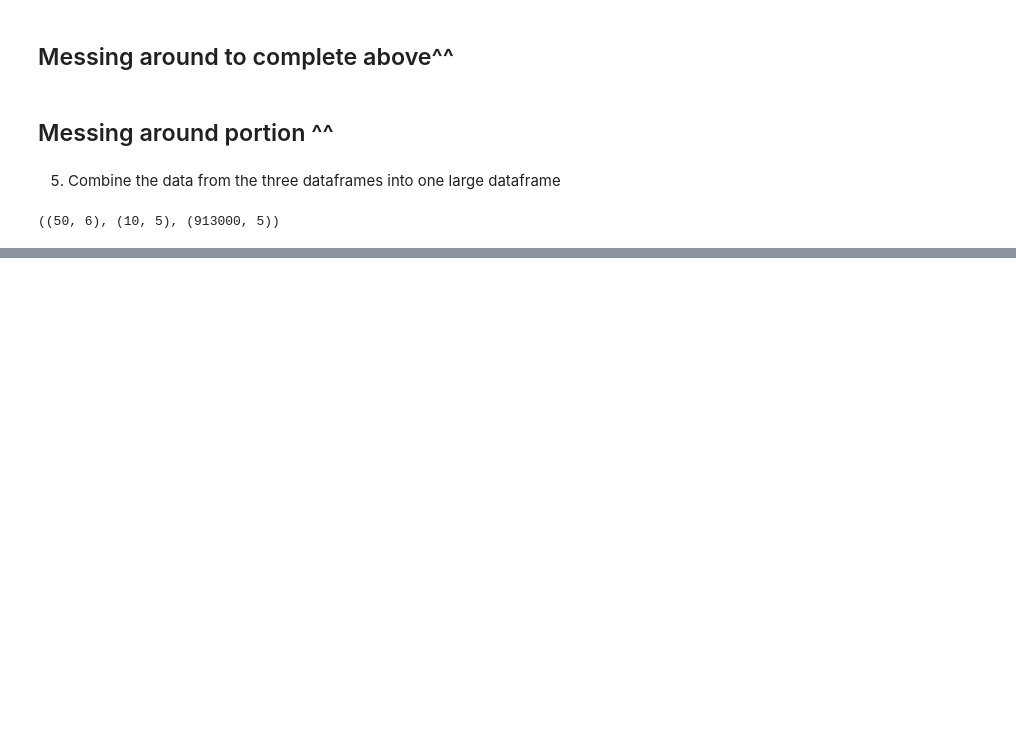
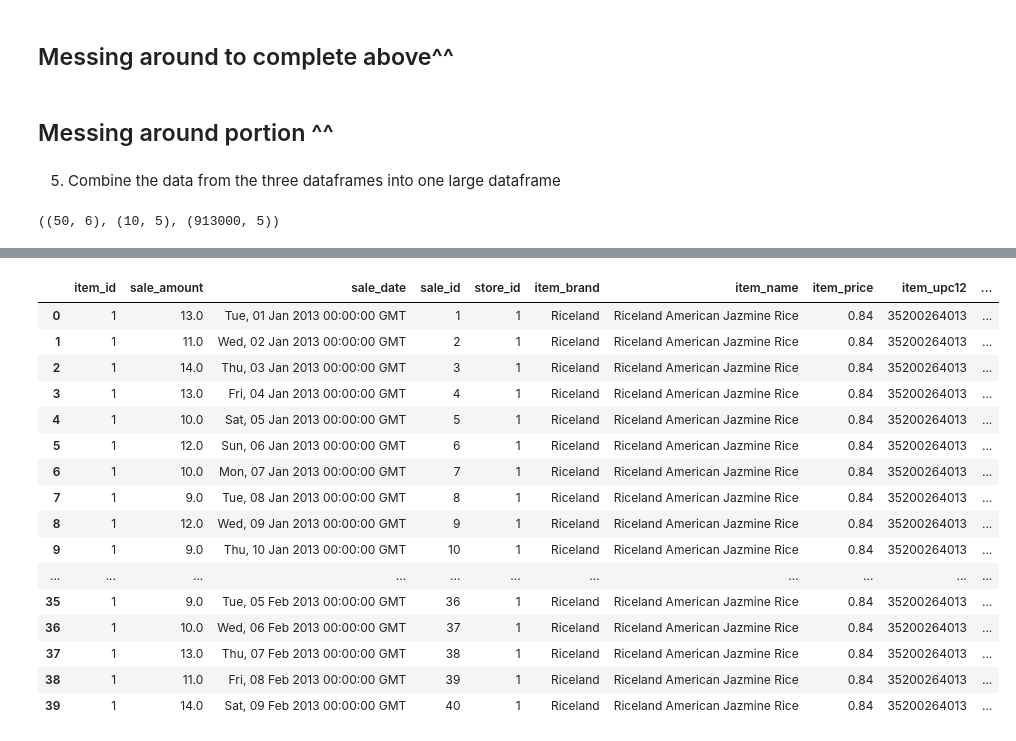
Before and after one commit to watermanbrandyn/time-series-exercises, a Jupyter notebook: api_acquire.ipynb, the cells around one changed output, grey strips where cells are left out. Cells and saved outputs as stored; diff of their text form; code cells hidden in the pictures; blank space fills up the shorter version.

Commit message:
acquire exercises

```diff
--- a/api_acquire.ipynb
+++ b/api_acquire.ipynb
@@ -283,0 +296,2 @@ energy.head()
+# %%
+df = acquire.merge_dfs()
@@ -283,0 +302,20 @@ energy.head()
+# %%
+df.head(40)
+# %% [output]
+|  | item_id | sale_amount | sale_date | sale_id | store_id | item_brand | item_name | item_price | item_upc12 | ... |
+| 0 | 1 | 13.0 | Tue, 01 Jan 2013 00:00:00 GMT | 1 | 1 | Riceland | Riceland American Jazmine Rice | 0.84 | 35200264013 | ... |
+| 1 | 1 | 11.0 | Wed, 02 Jan 2013 00:00:00 GMT | 2 | 1 | Riceland | Riceland American Jazmine Rice | 0.84 | 35200264013 | ... |
+| 2 | 1 | 14.0 | Thu, 03 Jan 2013 00:00:00 GMT | 3 | 1 | Riceland | Riceland American Jazmine Rice | 0.84 | 35200264013 | ... |
+| 3 | 1 | 13.0 | Fri, 04 Jan 2013 00:00:00 GMT | 4 | 1 | Riceland | Riceland American Jazmine Rice | 0.84 | 35200264013 | ... |
+| 4 | 1 | 10.0 | Sat, 05 Jan 2013 00:00:00 GMT | 5 | 1 | Riceland | Riceland American Jazmine Rice | 0.84 | 35200264013 | ... |
+| 5 | 1 | 12.0 | Sun, 06 Jan 2013 00:00:00 GMT | 6 | 1 | Riceland | Riceland American Jazmine Rice | 0.84 | 35200264013 | ... |
+| 6 | 1 | 10.0 | Mon, 07 Jan 2013 00:00:00 GMT | 7 | 1 | Riceland | Riceland American Jazmine Rice | 0.84 | 35200264013 | ... |
+| 7 | 1 | 9.0 | Tue, 08 Jan 2013 00:00:00 GMT | 8 | 1 | Riceland | Riceland American Jazmine Rice | 0.84 | 35200264013 | ... |
+| 8 | 1 | 12.0 | Wed, 09 Jan 2013 00:00:00 GMT | 9 | 1 | Riceland | Riceland American Jazmine Rice | 0.84 | 35200264013 | ... |
+| 9 | 1 | 9.0 | Thu, 10 Jan 2013 00:00:00 GMT | 10 | 1 | Riceland | Riceland American Jazmine Rice | 0.84 | 35200264013 | ... |
+| ... | ... | ... | ... | ... | ... | ... | ... | ... | ... | ... |
+| 35 | 1 | 9.0 | Tue, 05 Feb 2013 00:00:00 GMT | 36 | 1 | Riceland | Riceland American Jazmine Rice | 0.84 | 35200264013 | ... |
+| 36 | 1 | 10.0 | Wed, 06 Feb 2013 00:00:00 GMT | 37 | 1 | Riceland | Riceland American Jazmine Rice | 0.84 | 35200264013 | ... |
+| 37 | 1 | 13.0 | Thu, 07 Feb 2013 00:00:00 GMT | 38 | 1 | Riceland | Riceland American Jazmine Rice | 0.84 | 35200264013 | ... |
+| 38 | 1 | 11.0 | Fri, 08 Feb 2013 00:00:00 GMT | 39 | 1 | Riceland | Riceland American Jazmine Rice | 0.84 | 35200264013 | ... |
+| 39 | 1 | 14.0 | Sat, 09 Feb 2013 00:00:00 GMT | 40 | 1 | Riceland | Riceland American Jazmine Rice | 0.84 | 35200264013 | ... |
```
Also changed, not shown: parts of 31 cells of this notebook.
